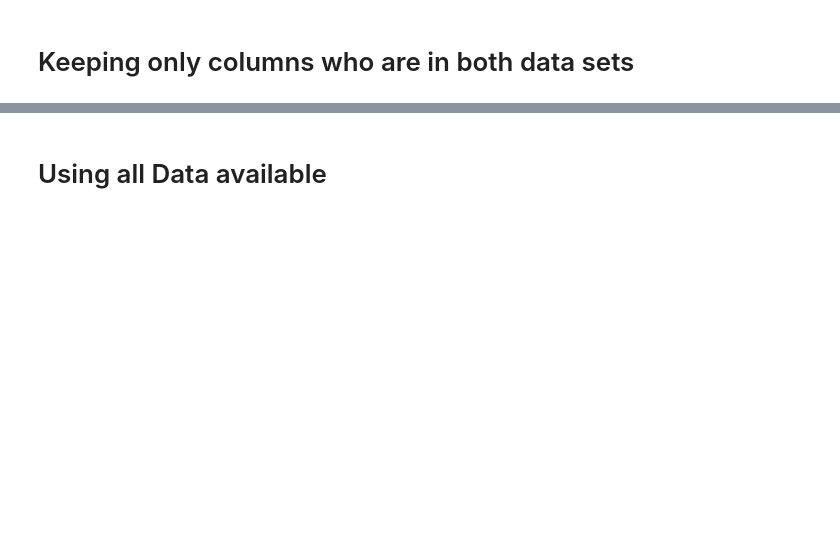
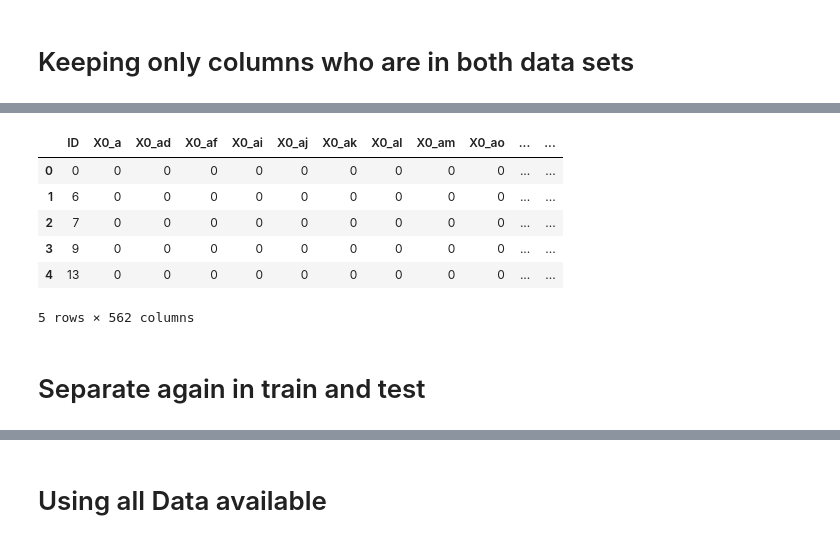
Before and after one commit to Wangbarros/Kaggle_Mercedes-Benz, a Jupyter notebook: Analyses.ipynb, the cells around one changed output, grey strips where cells are left out. Drawn from its saved outputs; the diff is of its cells as text; code cells hidden in the pictures; blank space fills up the shorter version.

```diff
--- a/Analyses.ipynb
+++ b/Analyses.ipynb
@@ -147,0 +285,17 @@ for i in range(1, n_comp+1):
+# %%
+dummies = pd.get_dummies(data_all['cluster'], prefix='cluster', drop_first=False)
+data_all = pd.concat([data_all, dummies], axis=1)
+
+data_all = data_all.drop('cluster', axis=1)
+# %%
+data_all.head()
+# %% [output]
+|  | ID | X0_a | X0_ad | X0_af | X0_ai | X0_aj | X0_ak | X0_al | X0_am | X0_ao | ... | ... |
+| 0 | 0 | 0 | 0 | 0 | 0 | 0 | 0 | 0 | 0 | 0 | ... | ... |
+| 1 | 6 | 0 | 0 | 0 | 0 | 0 | 0 | 0 | 0 | 0 | ... | ... |
+| 2 | 7 | 0 | 0 | 0 | 0 | 0 | 0 | 0 | 0 | 0 | ... | ... |
+| 3 | 9 | 0 | 0 | 0 | 0 | 0 | 0 | 0 | 0 | 0 | ... | ... |
+| 4 | 13 | 0 | 0 | 0 | 0 | 0 | 0 | 0 | 0 | 0 | ... | ... |
+5 rows × 562 columns
+# %% [markdown]
+# Separate again in train and test
```
Also changed, not shown: parts of 29 cells of this notebook.
